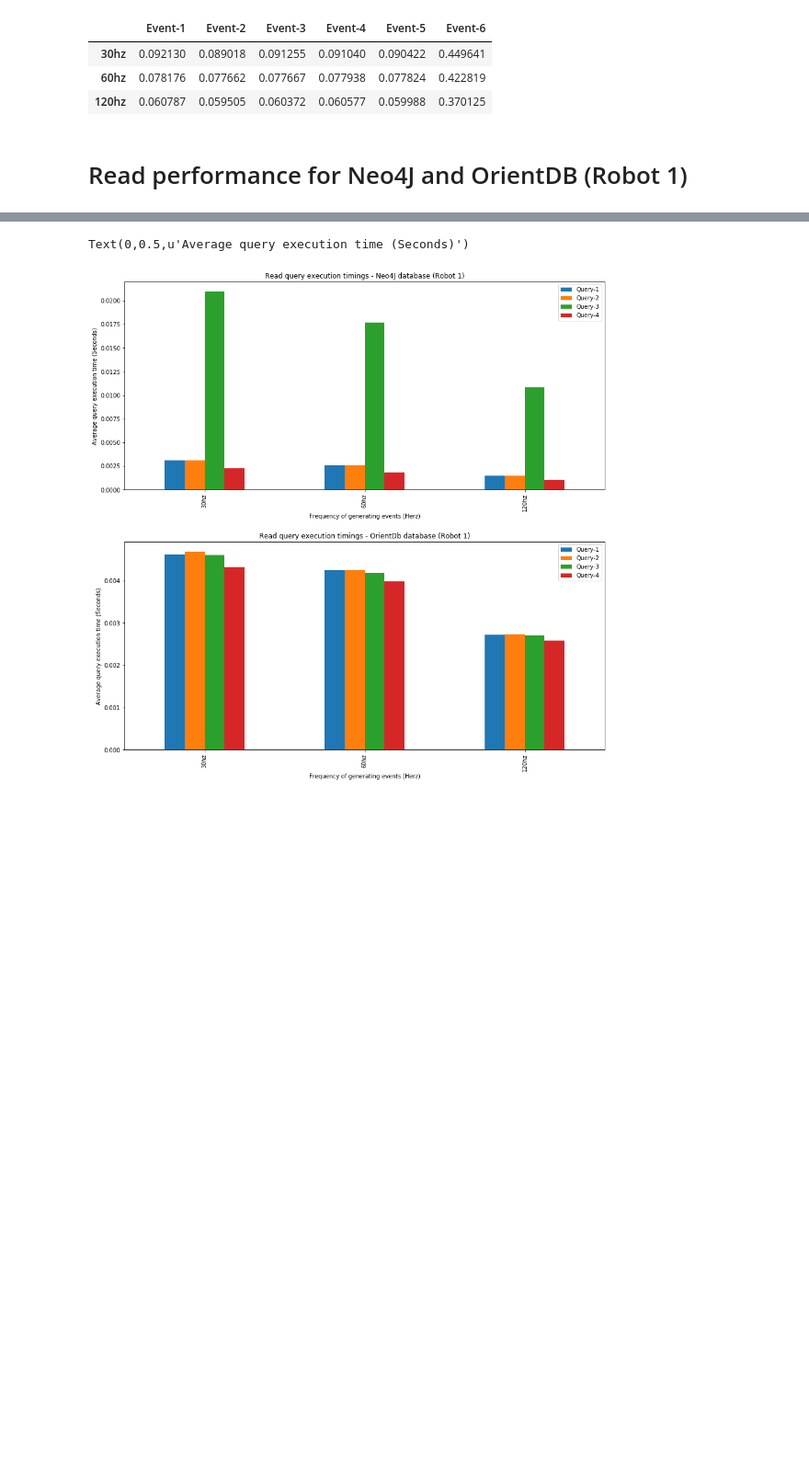
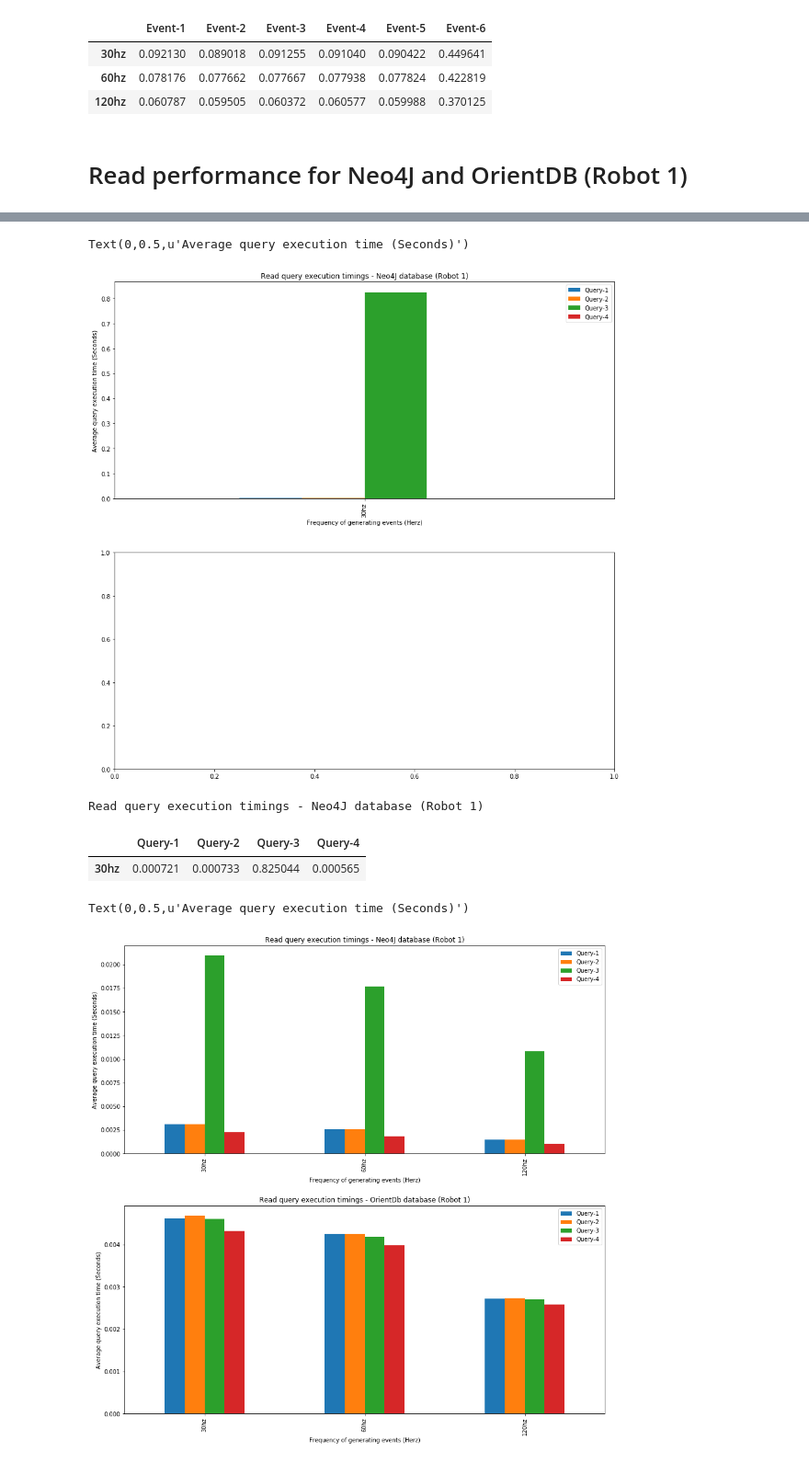
Before and after one commit to rubanraj54/research-and-developement, a Jupyter notebook: log_parser.ipynb, the cells around one changed output, grey strips where cells are left out. Shown: that part at 92% size. Cells and saved outputs as stored; diff of their text form; code cells hidden in the pictures; blank space fills up the shorter version.

```diff
--- a/log_parser.ipynb
+++ b/log_parser.ipynb
@@ -467,3 +467,5 @@ Write query execution timings along with reading- Neo4J database (Robot 3)
 | 120hz | 0.060787 | 0.059505 | 0.060372 | 0.060577 | 0.059988 | 0.370125 |
 # %% [markdown]
 # Read performance for Neo4J and OrientDB (Robot 1)
+# %%
+neo_files_1_read = open_files(1)
@@ -470,3 +476,31 @@ Write query execution timings along with reading- Neo4J database (Robot 3)
+# %%
+neo_avgs_1_read = get_avg_read(neo_files_1_read)
+neo_df_1_read = pd.DataFrame(neo_avgs_1_read, columns=['Query-1', 'Query-2', 'Query-3','Query-4'],
+                   index=['30hz'])
+# %%
+#Init subplots with height and width
+fig_1_read, axes_1_read = plt.subplots(nrows=2, ncols=1)
+fig_1_read.set_figheight(15)
+fig_1_read.set_figwidth(15)
+fig_1_read.subplots_adjust(hspace=.25)
+
+#Ploting the averate values from neo4j and orientDB
+neo_plot_1_read = neo_df_1_read.plot(ax=axes_1_read[0],kind='bar')
+
+#Setting title for subplots
+neo_plot_1_read.set_title("Read query execution timings - Neo4J database (Robot 1)")
+neo_plot_1_read.set_xlabel("Frequency of generating events (Herz)")
+neo_plot_1_read.set_ylabel("Average query execution time (Seconds)")
+# %% [output]
+Text(0,0.5,u'Average query execution time (Seconds)')
+[figure, added]
+# %%
+print "Read query execution timings - Neo4J database (Robot 1)"
+HTML(neo_df_1_read.to_html(classes="table table-striped table-bordered"))
+# %% [output]
+Read query execution timings - Neo4J database (Robot 1)
+|  | Query-1 | Query-2 | Query-3 | Query-4 |
+| 30hz | 0.000721 | 0.000733 | 0.825044 | 0.000565 |
 # %%
 neo_files_1_read = open_files(3)
 orient_files_1_read = open_files(3)
```
Also changed, not shown: parts of 1 cell of this notebook, 3 other files.
